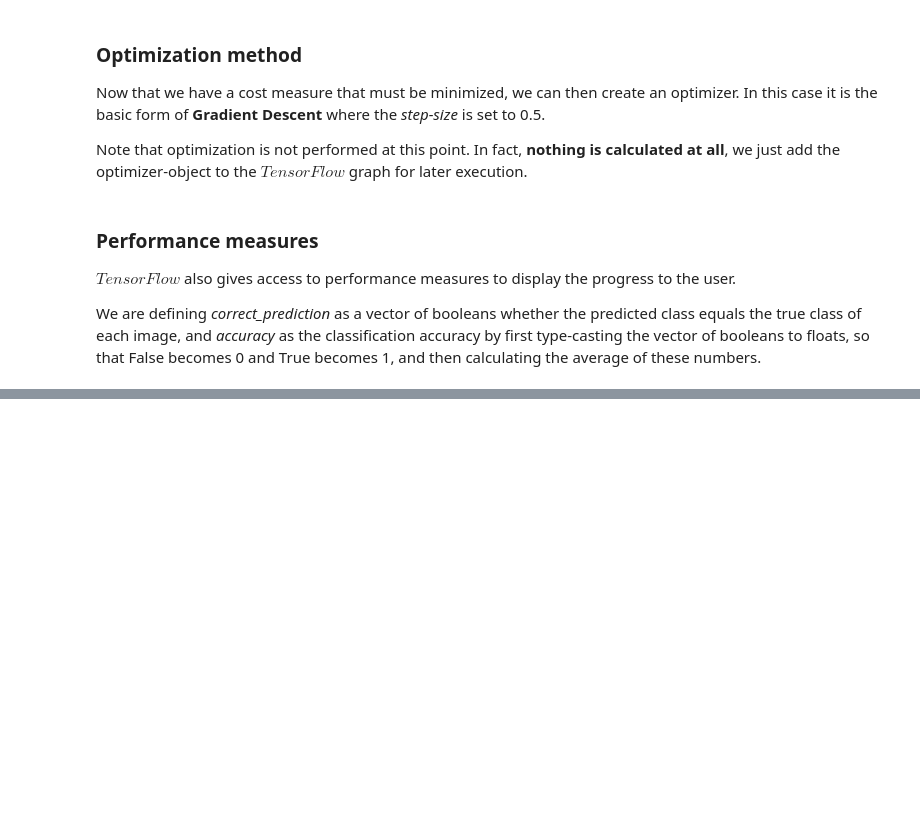
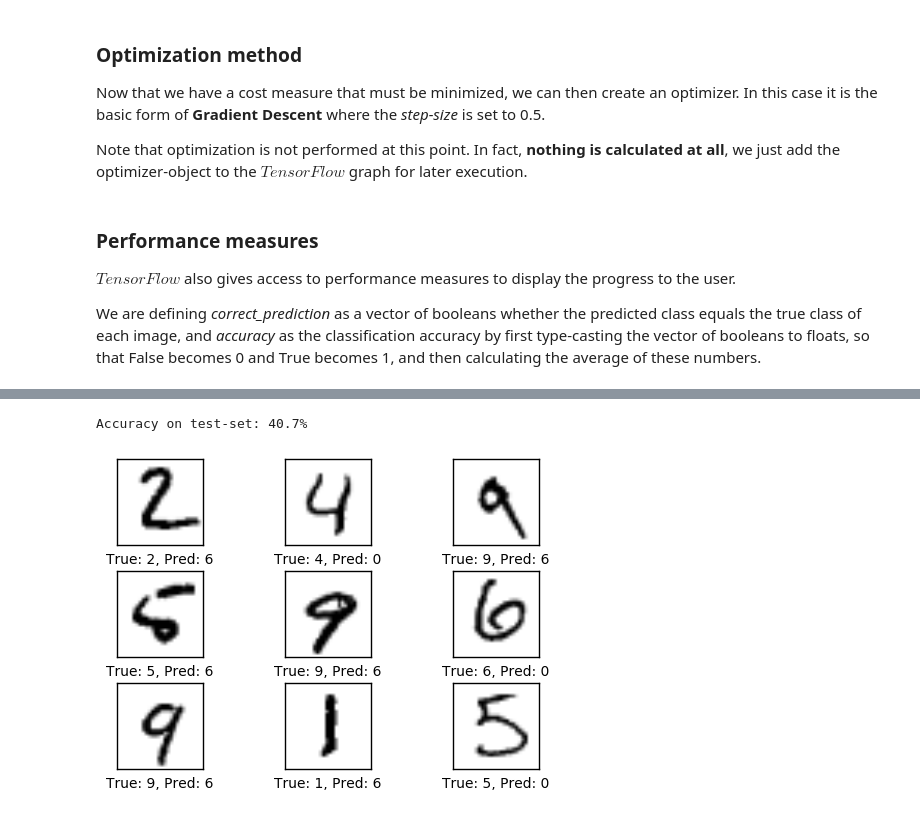
Before and after one commit to Kidel/Deep-Learning-CNN-for-Image-Recognition, a Jupyter notebook: 01_SimpleLinearModel.ipynb, the cells around one changed output, grey strips where cells are left out. Saved outputs shown, nothing was run; the diff lists cells and outputs as text; code cells hidden in the pictures; blank space fills up the shorter version.

```diff
--- a/01_SimpleLinearModel.ipynb
+++ b/01_SimpleLinearModel.ipynb
@@ -193,0 +240,7 @@ accuracy = tf.reduce_mean(tf.cast(correct_prediction, tf.float32))
+# %%
+def print_accuracy():
+    # Use TensorFlow to compute the accuracy.
+    acc = session.run(accuracy, feed_dict=feed_dict_test)
+
+    # Print the accuracy.
+    print("Accuracy on test-set: {0:.1%}".format(acc))
@@ -193,0 +355,6 @@ accuracy = tf.reduce_mean(tf.cast(correct_prediction, tf.float32))
+# %%
+print_accuracy()
+plot_example_errors()
+# %% [output]
+Accuracy on test-set: 40.7%
+[figure, added]
```
Also changed, not shown: parts of 36 cells of this notebook.
